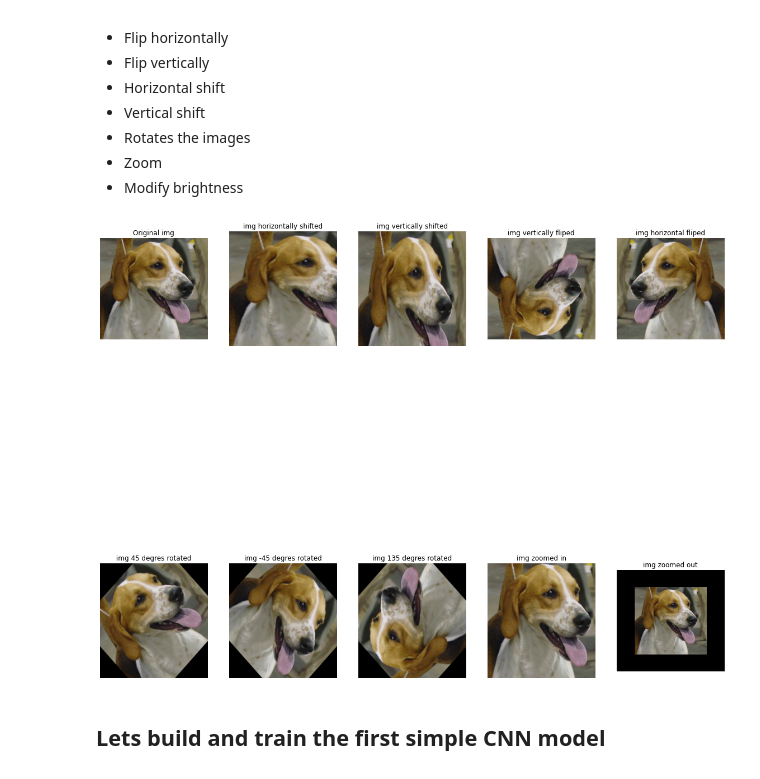
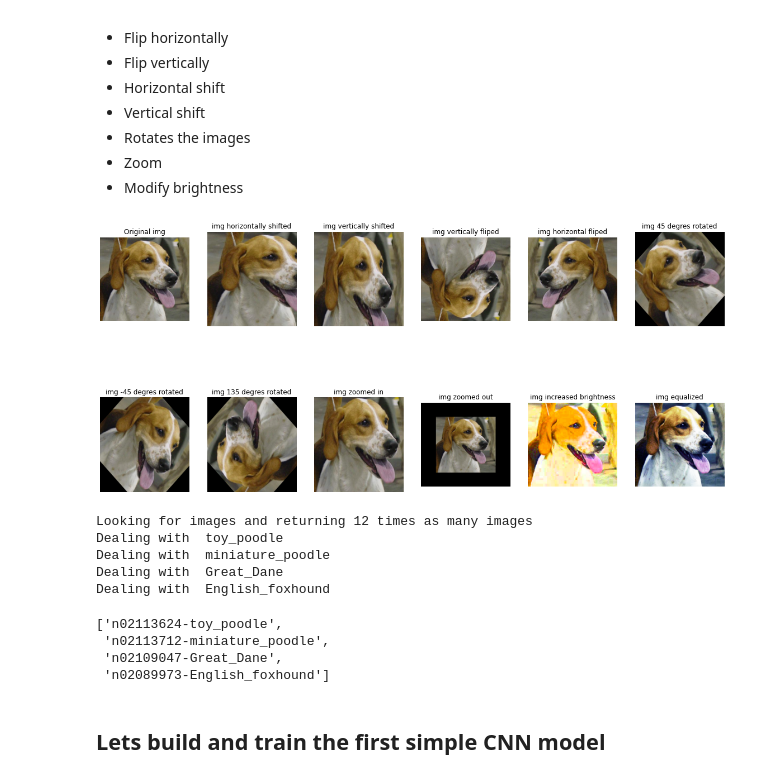
Before and after one commit to Jeremynadal33/classify_stanford_dogs, a Jupyter notebook: baseline.ipynb, the cells around one changed output. Saved outputs shown, nothing was run; the diff lists cells and outputs as text; code cells hidden in the pictures.

Commit message:
Added function to do data augmentation by hand

```diff
--- a/baseline.ipynb
+++ b/baseline.ipynb
@@ -303,8 +398,12 @@ img_rot_3 = rotation(img, 135)
 img_zoom_in = zoom(img, 0.9)
 
 img_zoom_out = zoom(img, 1.5)
+
+img_brightness = brightness(img, 1, 3)
+
+img_equalized = histogram_equalization(img)
 # %%
-fig, axes = plt.subplots(2, 5, figsize=(20,20), sharex=False)
+fig, axes = plt.subplots(2, 6, figsize=(20,10), sharex=False)
 
 axes = axes.flatten()
 
@@ -324,31 +423,41 @@ axes[2].set_title('img vertically shifted')
 axes[3].imshow(img_flip_v)
 axes[3].axis('off')
 axes[3].set_title('img vertically fliped')
 
 axes[4].imshow(img_flip_h)
 axes[4].axis('off')
 axes[4].set_title('img horizontal fliped')
 
 
 axes[5].imshow(img_rot_1)
 axes[5].axis('off')
 axes[5].set_title('img 45 degres rotated')
 
 axes[6].imshow(img_rot_2)
 axes[6].axis('off')
 axes[6].set_title('img -45 degres rotated')
 
 axes[7].imshow(img_rot_3)
 axes[7].axis('off')
 axes[7].set_title('img 135 degres rotated')
 
 axes[8].imshow(img_zoom_in)
 axes[8].axis('off')
 axes[8].set_title('img zoomed in')
 
 axes[9].imshow(img_zoom_out)
 axes[9].axis('off')
 axes[9].set_title('img zoomed out')
+
+axes[10].imshow(img_brightness)
+axes[10].axis('off')
+axes[10].set_title('img increased brightness')
+
+axes[11].imshow(img_equalized)
+axes[11].axis('off')
+axes[11].set_title('img equalized')
+
+plt.savefig(root_dir+'pngs/handmade_augmentation.png')
 plt.show()
 # %% [output]
-[figure, old version]
+[figure, new version]
@@ -355,6 +466,18 @@ plt.show()
 # %%
-if not os.path.exists(input_dir+'baseline_inputs/train_aug/'):
-  os.mkdir(input_dir+'baseline_inputs/train_aug/')
+handmade_augmentation(input_dir= input_dir+'baseline_inputs/train/', output_dir= input_dir+'baseline_inputs/train_aug/')
+# %% [output]
+Looking for images and returning 12 times as many images
+Dealing with  toy_poodle
+Dealing with  miniature_poodle
+Dealing with  Great_Dane
+Dealing with  English_foxhound
+# %%
+os.listdir(input_dir+'baseline_inputs/train_aug/')
+# %% [output]
+['n02113624-toy_poodle',
+ 'n02113712-miniature_poodle',
+ 'n02109047-Great_Dane',
+ 'n02089973-English_foxhound']
 # %% [markdown]
 ## Lets build and train the first simple CNN model
 # %%
```
Also changed, not shown: parts of 2 cells of this notebook.
